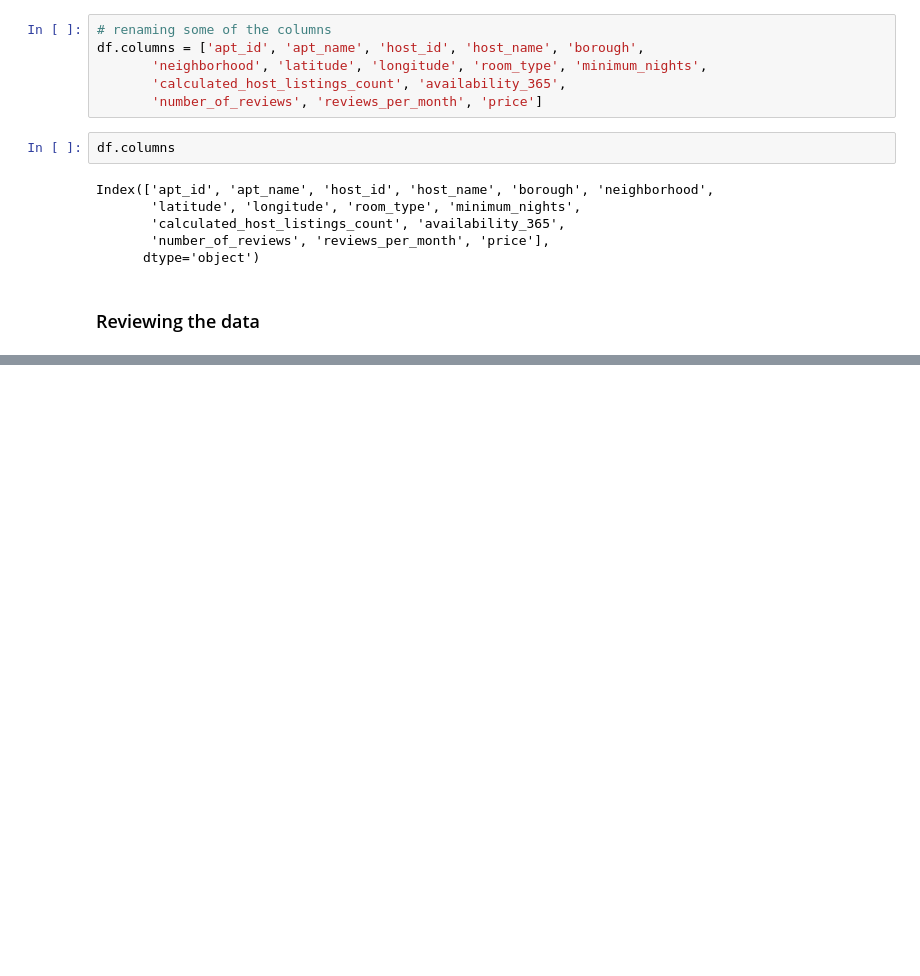
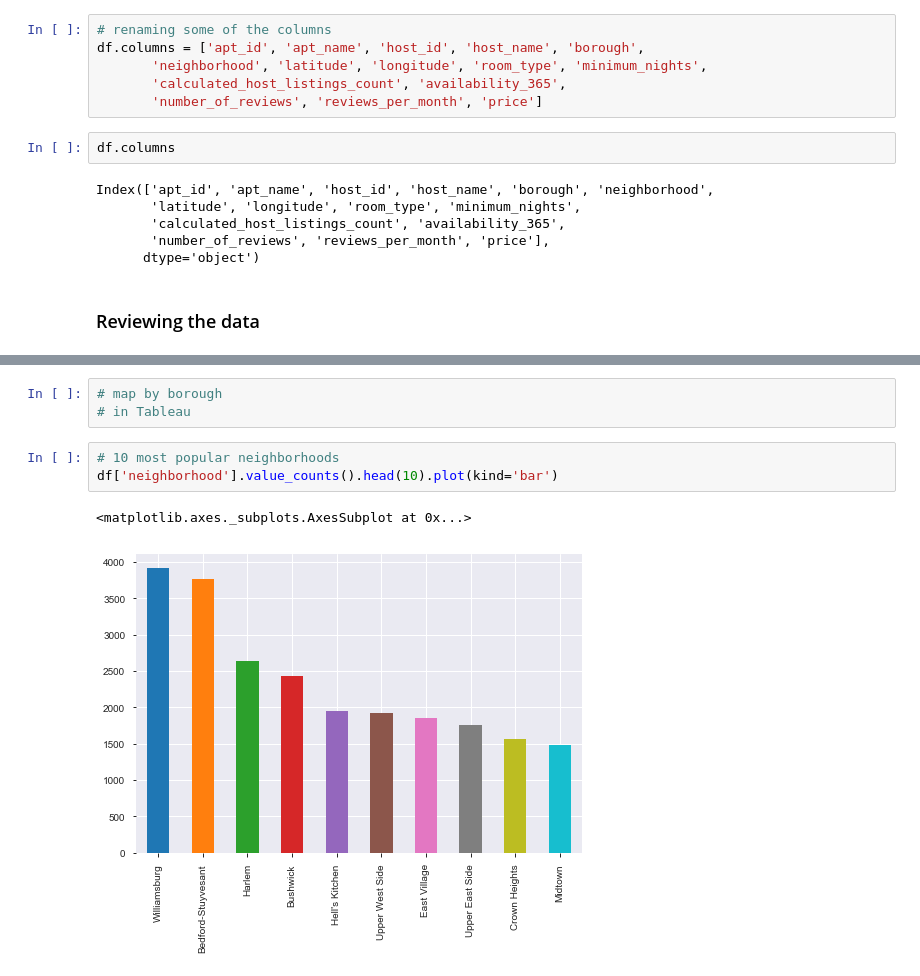
Before and after one commit to nastyh/Airbnb, a Jupyter notebook: 11_7_airbnb.ipynb, the cells around one changed output, grey strips where cells are left out. Cells and saved outputs as stored; diff of their text form; blank space fills up the shorter version.

```diff
--- a/11_7_airbnb.ipynb
+++ b/11_7_airbnb.ipynb
@@ -73,0 +153,9 @@ df.loc[df['apt_name']=='']
+# %%
+# map by borough
+# in Tableau
+# %%
+# 10 most popular neighborhoods
+df['neighborhood'].value_counts().head(10).plot(kind='bar')
+# %% [output]
+<matplotlib.axes._subplots.AxesSubplot at 0x...>
+[figure, added]
```
Also changed, not shown: parts of 19 cells of this notebook, 2 other files.
